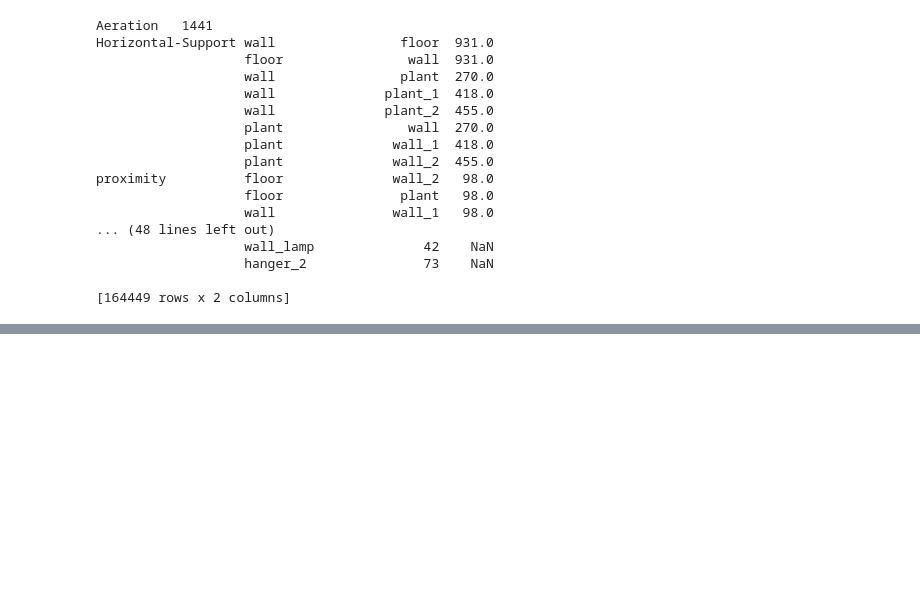
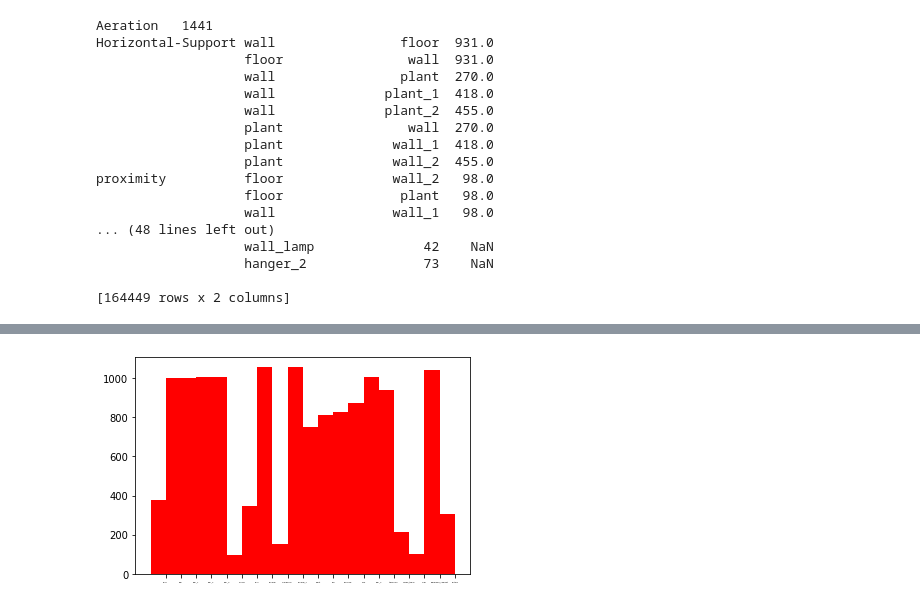
Before and after one commit to cchiesa/Variance-In-Generated-Rooms, a Jupyter notebook: FindMostFrequentItems.ipynb, the cells around one changed output, grey strips where cells are left out. Saved outputs shown, nothing was run; the diff lists cells and outputs as text; code cells hidden in the pictures; blank space fills up the shorter version.

Commit message:
gets most freq

```diff
--- a/FindMostFrequentItems.ipynb
+++ b/FindMostFrequentItems.ipynb
@@ -36,0 +71,13 @@ print(itemNames.sort)
+# %%
+# get most frequent
+tempF = trackFreq.copy()
+mostFreq = []
+mostFreqNames = []
+for i in range(0,len(trackFreq)):
+    maxpos = tempF.index(max(tempF))
+    mostFreq.append(maxpos)
+    mostFreqNames.append(itemNames[maxpos])
+    tempF[maxpos] = -1
+
+for i in range(0,50):
+    print(itemNames[mostFreq[i]],trackFreq[mostFreq[i]])
@@ -36,0 +102,13 @@ print(itemNames.sort)
+# %%
+# plot 100 most freq items
+pos = np.arange(20)
+width = 1.0     # gives histogram aspect to the bar diagram
+
+ax = plt.axes()
+ax.set_xticks(pos + (width / 2))
+ax.set_xticklabels(mostFreqNames[0:20],fontdict={'fontsize': 2} )
+
+plt.bar(pos, mostFreq[0:20], width, color='r')
+plt.show()
+# %% [output]
+[figure, added]
```
Also changed, not shown: parts of 3 cells of this notebook, 1 other file.
